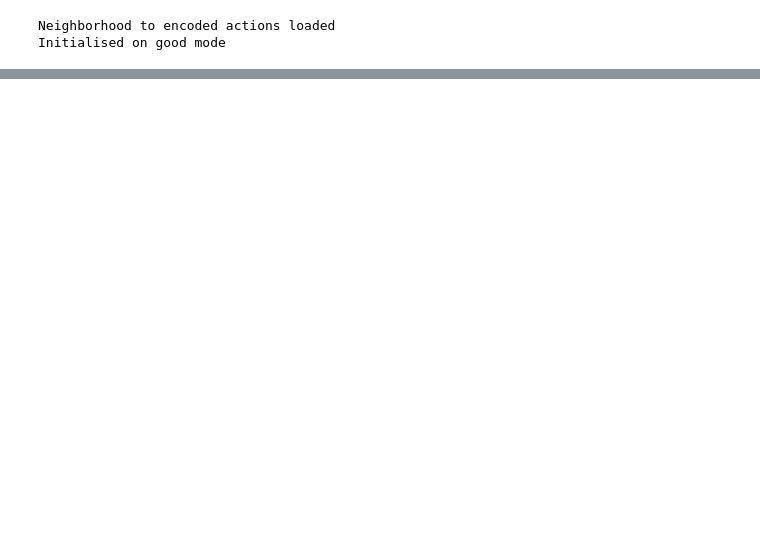
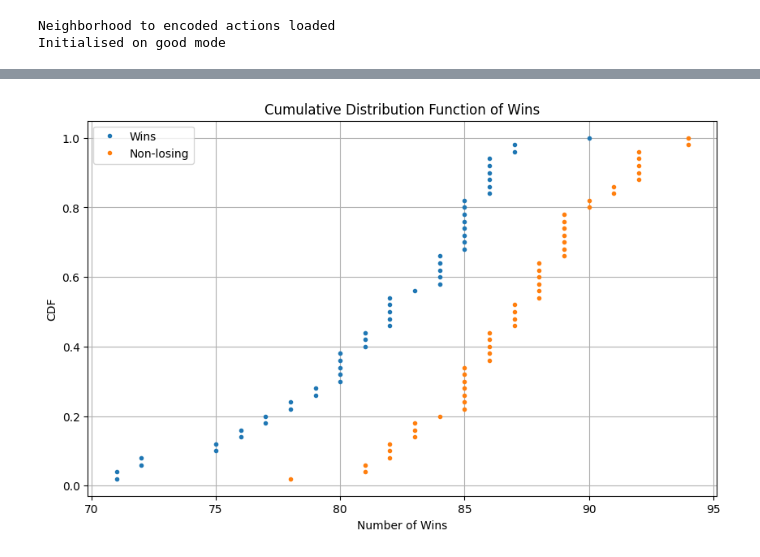
Before and after one commit to MarioPariona117/Blokus, a Jupyter notebook: notebooks/02_agent_training.ipynb, the cells around one changed output, grey strips where cells are left out. Saved outputs shown, nothing was run; the diff lists cells and outputs as text; code cells hidden in the pictures; blank space fills up the shorter version.

```diff
--- a/notebooks/02_agent_training.ipynb
+++ b/notebooks/02_agent_training.ipynb
@@ -68,0 +263,29 @@ AssertionError:
+# %%
+import matplotlib.pyplot as plt
+
+win_counter = win_counter[:50]
+tie_counter = tie_counter[:50]
+lose_counter = lose_counter[:50]
+non_losing_counter = win_counter + tie_counter
+non_losing_counter = non_losing_counter
+# Calculate the CDF
+win_counter_sorted = np.sort(win_counter)
+cdf = np.arange(1, len(win_counter_sorted) + 1) / len(win_counter_sorted)
+
+# Plot the CDF for wins
+plt.figure(figsize=(10, 6))
+plt.plot(win_counter_sorted, cdf, marker='.', linestyle='none', label='Wins')
+plt.xlabel('Number of Wins')
+plt.ylabel('CDF')
+plt.title('Cumulative Distribution Function of Wins')
+plt.grid(True)
+
+# Calculate and plot the CDF for non-losing counter
+non_losing_counter_sorted = np.sort(non_losing_counter)
+cdf_non_losing = np.arange(1, len(non_losing_counter_sorted) + 1) / len(non_losing_counter_sorted)
+plt.plot(non_losing_counter_sorted, cdf_non_losing, marker='.', linestyle='none', label='Non-losing')
+
+plt.legend()
+plt.show()
+# %% [output]
+[figure, added]
```
Also changed, not shown: parts of 5 cells of this notebook, 3 other files.
